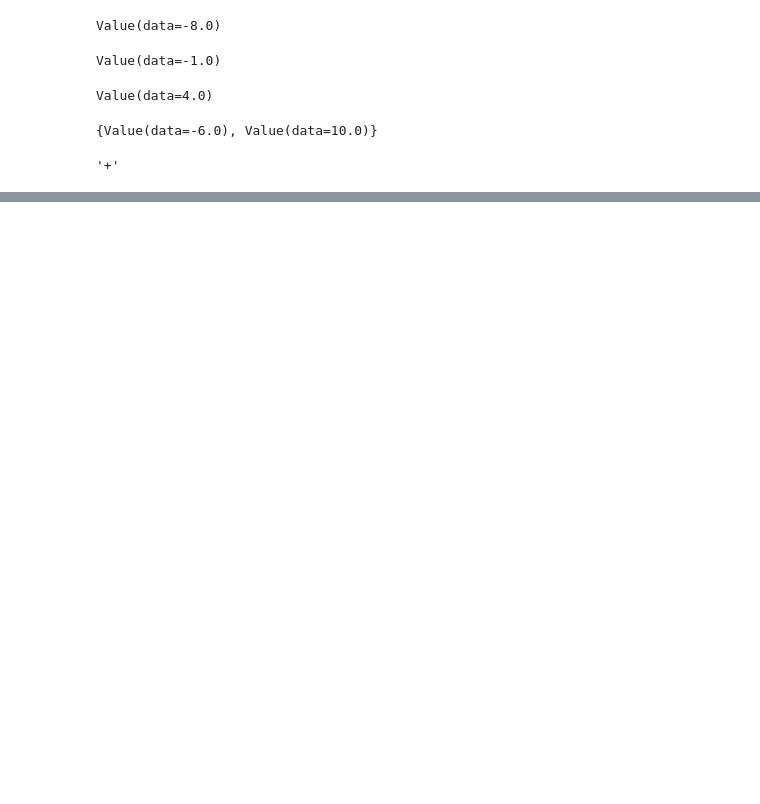
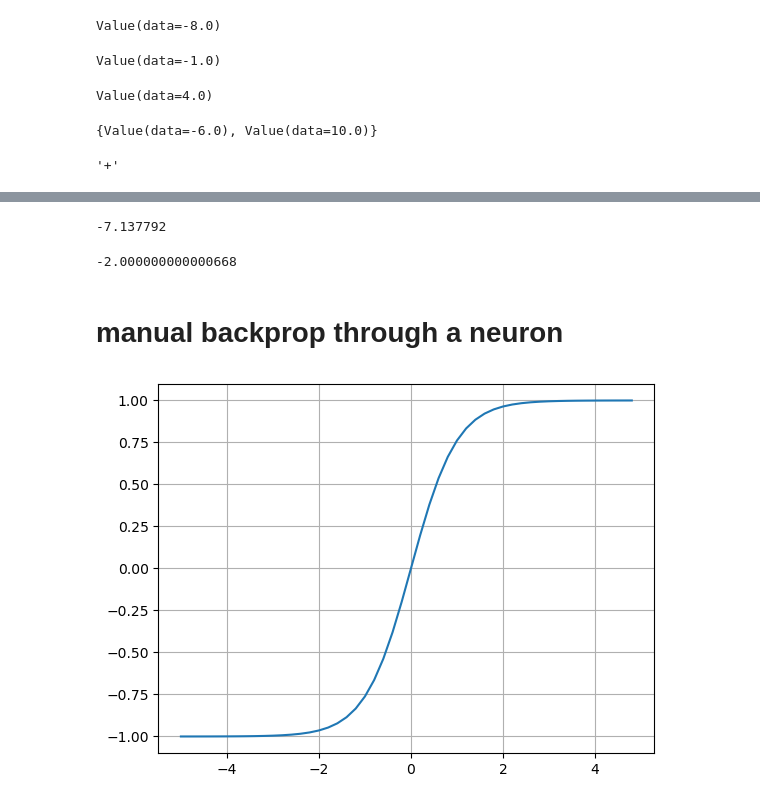
Before and after one commit to kasim23/Deep-Learning-From-Scratch, a Jupyter notebook: backpropogation/backprop.ipynb, the cells around one changed output, grey strips where cells are left out. Drawn from its saved outputs; the diff is of its cells as text; code cells hidden in the pictures; blank space fills up the shorter version.

Commit message:
manual backpropogation

```diff
--- a/backpropogation/backprop.ipynb
+++ b/backpropogation/backprop.ipynb
@@ -197,2 +200,51 @@ draw_dot(L)
 # %% [output]
 [drawing not drawn]
+# %%
+a.data += 0.01 * a.grad
+b.data += 0.01 * b.grad
+c.data += 0.01 * c.grad
+f.data += 0.01 * f.grad
+
+
+e = a*b
+d = e+c
+L = d*f
+
+print(L.data)
+# %% [output]
+-7.137792
+# %%
+def lol():
+
+    h = 0.001
+    a = Value(2.0, label='a')
+    b = Value(-3.0, label='b')
+    c= Value(10.0, label='c')
+    e = a*b; e.label='e'
+    d = e+c; d.label='d'
+    f = Value(-2.0, label='f')
+    L = d*f; L.label='L'
+    L1 = L.data
+
+
+    a = Value(2.0, label='a')
+    b = Value(-3.0, label='b')
+    c= Value(10.0, label='c')
+    e = a*b; e.label='e'
+    e.data += h
+    d = e+c; d.label='d'
+    f = Value(-2.0, label='f')
+    L = d*f; L.label='L'
+    L2 = L.data
+
+    print((L2 - L1)/h) # rise over run | this should print the derivative of L wrt a
+
+lol()
+# %% [output]
+-2.000000000000668
+# %% [markdown]
+# manual backprop through a neuron
+# %%
+plt.plot(np.arange(-5,5,0.2), np.tanh(np.arange(-5,5,0.2))); plt.grid()
+# %% [output]
+[figure, added]
```
Also changed, not shown: parts of 28 cells of this notebook.
